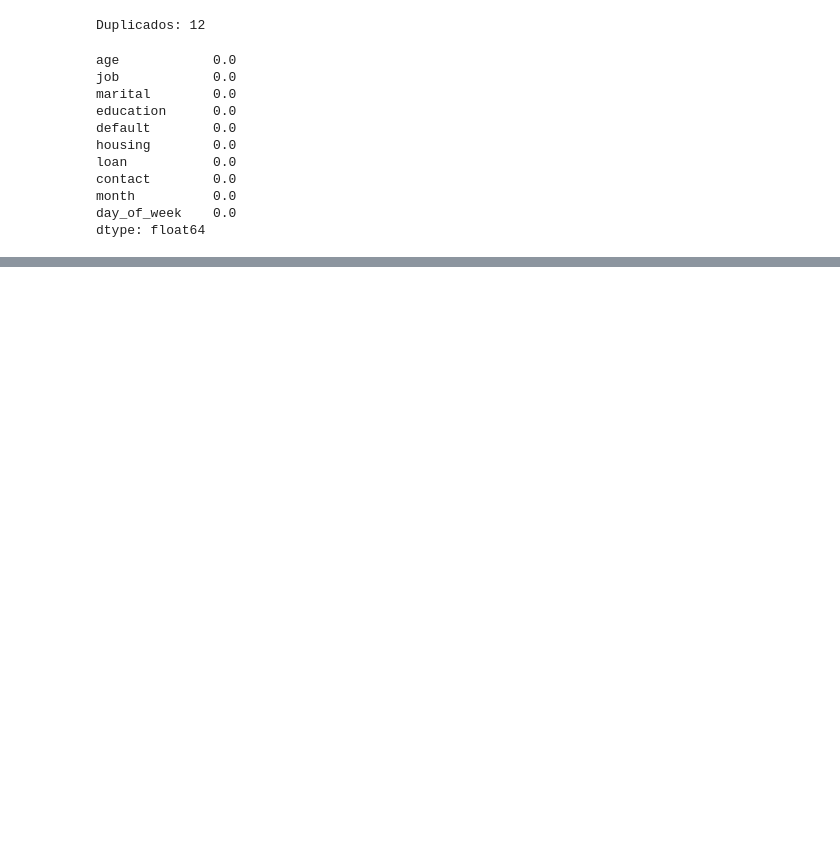
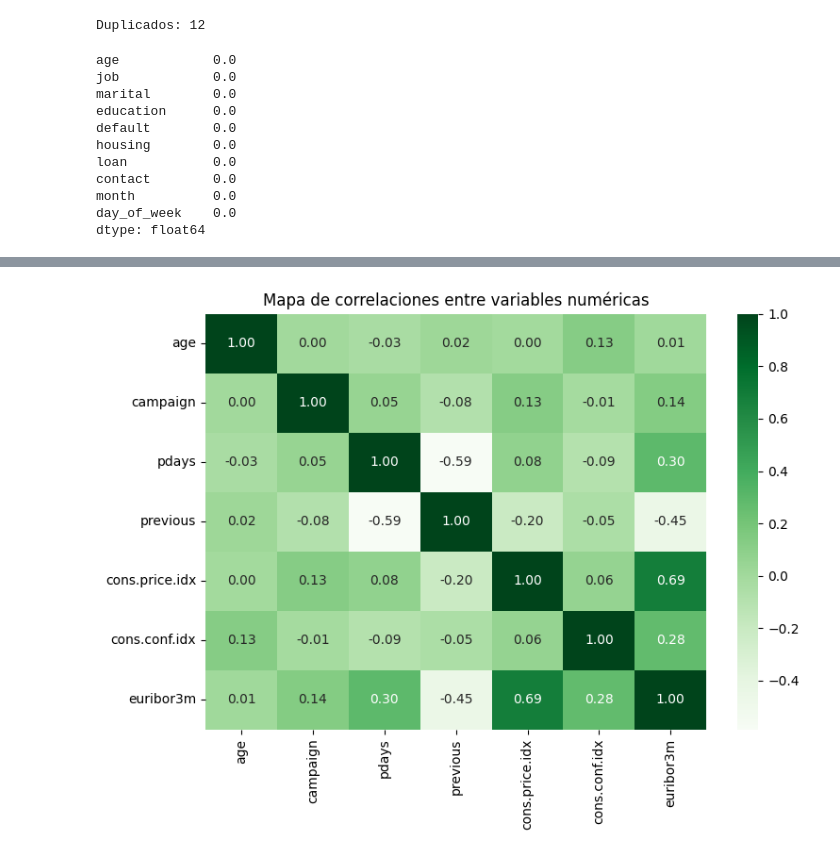
Before and after one commit to 4GeeksAcademy/carlos-gondelles-proyecto-regresion-logistica, a Jupyter notebook: src/explore.ipynb, the cells around one changed output, grey strips where cells are left out. Drawn from its saved outputs; the diff is of its cells as text; code cells hidden in the pictures; blank space fills up the shorter version.

```diff
--- a/src/explore.ipynb
+++ b/src/explore.ipynb
@@ -252,0 +295,10 @@ Conclusiones:
+# %%
+plt.figure(figsize=(8, 6))
+corr_num = df_eda[num_cols].corr()
+
+sns.heatmap(corr_num, annot=True, cmap='Greens', fmt=".2f")
+plt.title("Mapa de correlaciones entre variables numéricas")
+plt.tight_layout()
+plt.show()
+# %% [output]
+[figure, added]
```
Also changed, not shown: parts of 81 cells of this notebook, 14 other files.
